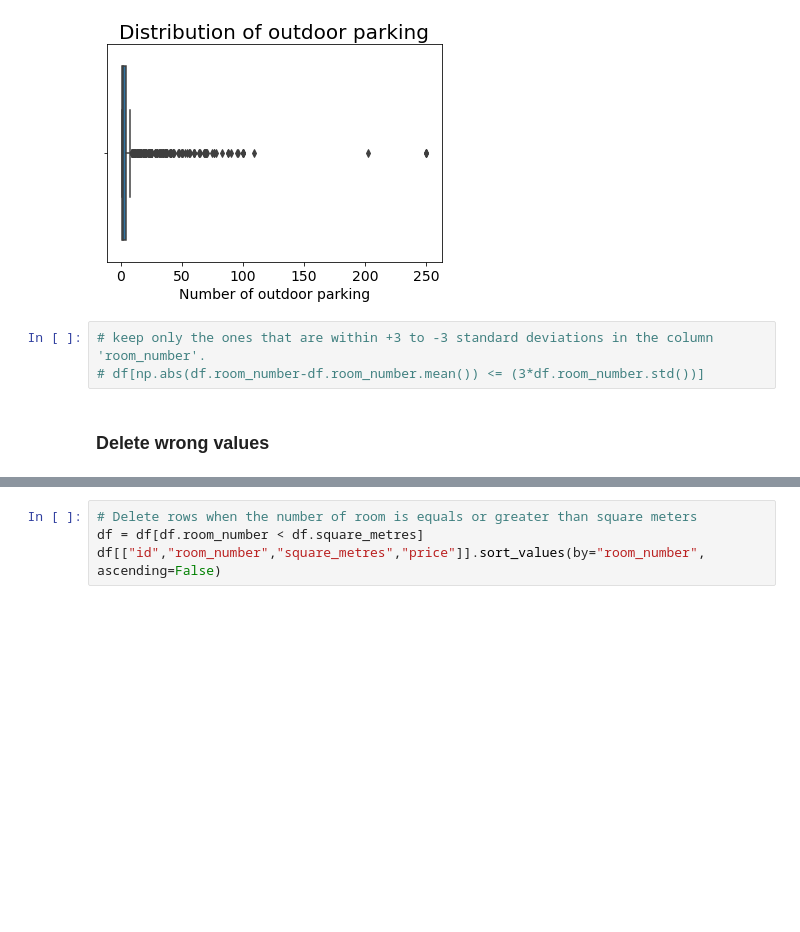
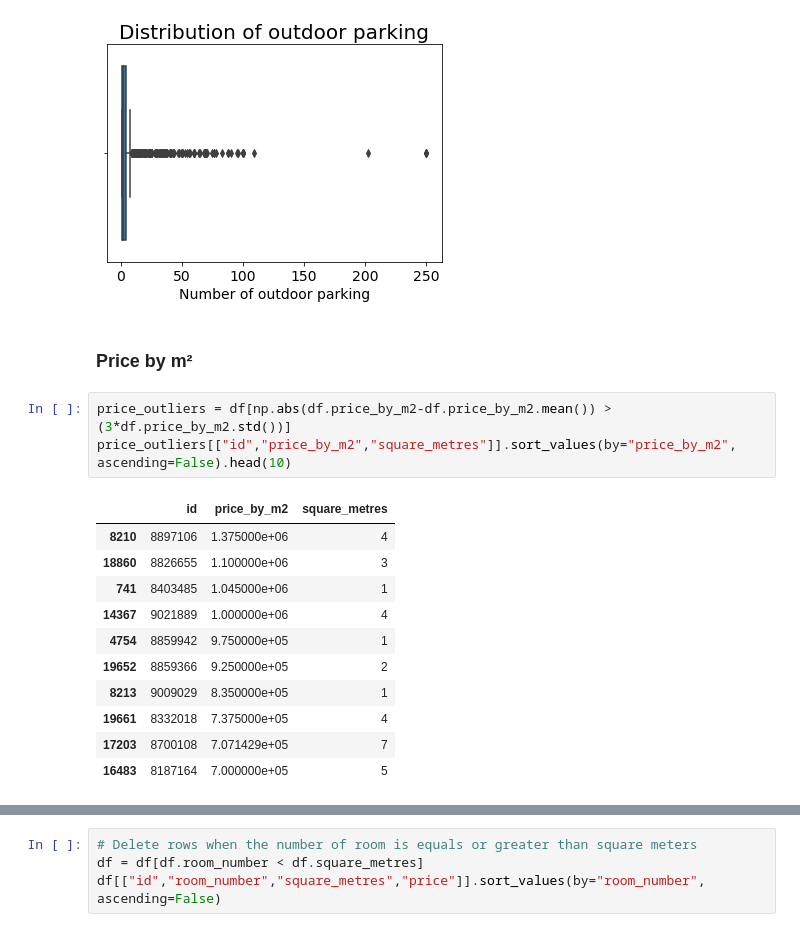
Before and after one commit to abdellahML/challenge-data-analysis, a Jupyter notebook: Codes/interpretation.ipynb, the cells around one changed output, grey strips where cells are left out. Drawn from its saved outputs; the diff is of its cells as text; blank space fills up the shorter version.

```diff
--- a/Codes/interpretation.ipynb
+++ b/Codes/interpretation.ipynb
@@ -93,8 +90,20 @@ plt.title('Distribution of outdoor parking', fontsize=20)
 # %% [output]
 Text(0.5, 1.0, 'Distribution of outdoor parking')
 [figure]
-# %%
-# keep only the ones that are within +3 to -3 standard deviations in the column 'room_number'.
-# df[np.abs(df.room_number-df.room_number.mean()) <= (3*df.room_number.std())]
-# %% [markdown]
-### Delete wrong values
+# %% [markdown]
+### Price by m²
+# %%
+price_outliers = df[np.abs(df.price_by_m2-df.price_by_m2.mean()) > (3*df.price_by_m2.std())]
+price_outliers[["id","price_by_m2","square_metres"]].sort_values(by="price_by_m2", ascending=False).head(10)
+# %% [output]
+|  | id | price_by_m2 | square_metres |
+| 8210 | 8897106 | 1.375000e+06 | 4 |
+| 18860 | 8826655 | 1.100000e+06 | 3 |
+| 741 | 8403485 | 1.045000e+06 | 1 |
+| 14367 | 9021889 | 1.000000e+06 | 4 |
+| 4754 | 8859942 | 9.750000e+05 | 1 |
+| 19652 | 8859366 | 9.250000e+05 | 2 |
+| 8213 | 9009029 | 8.350000e+05 | 1 |
+| 19661 | 8332018 | 7.375000e+05 | 4 |
+| 17203 | 8700108 | 7.071429e+05 | 7 |
+| 16483 | 8187164 | 7.000000e+05 | 5 |
```
Also changed, not shown: parts of 22 cells of this notebook.
